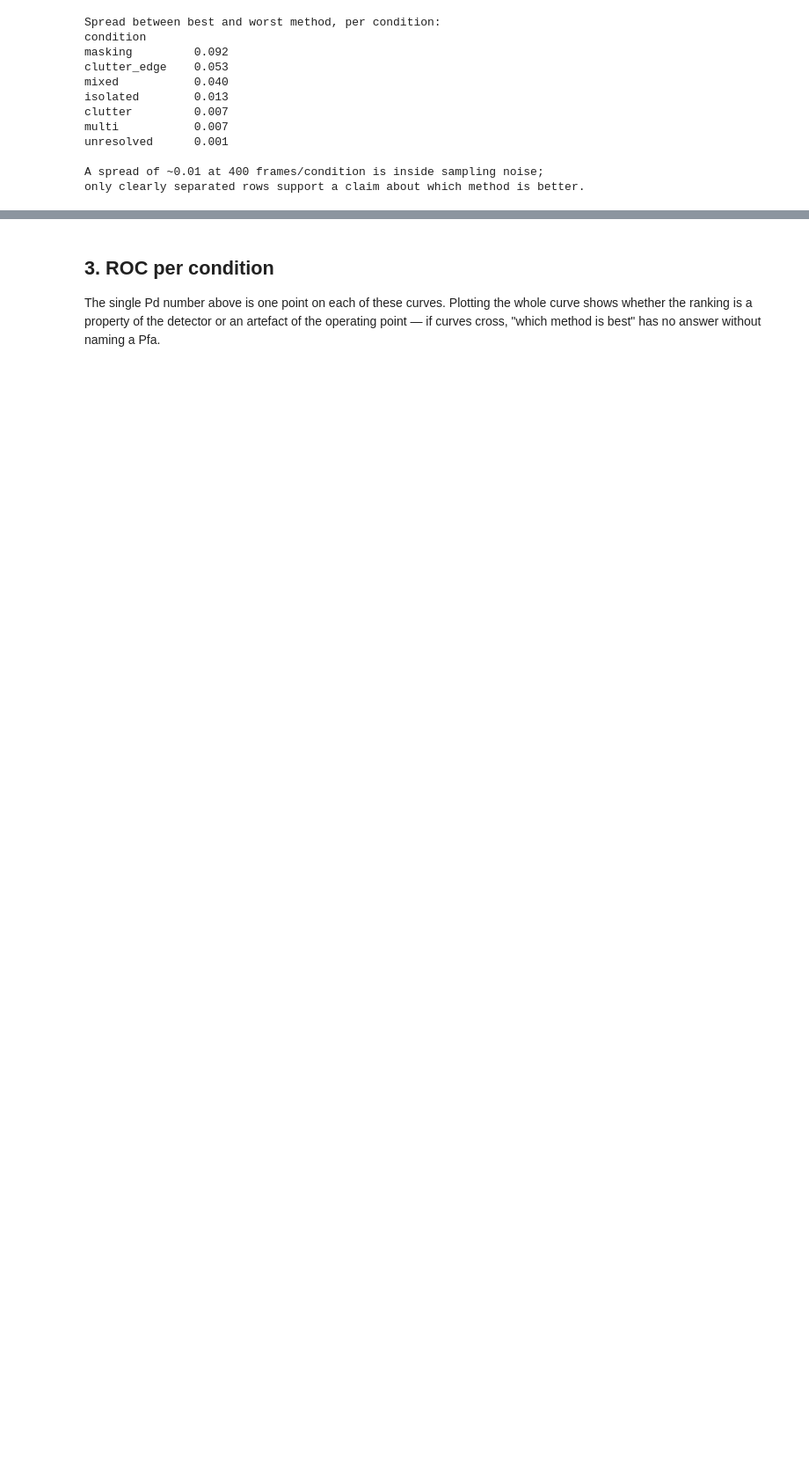
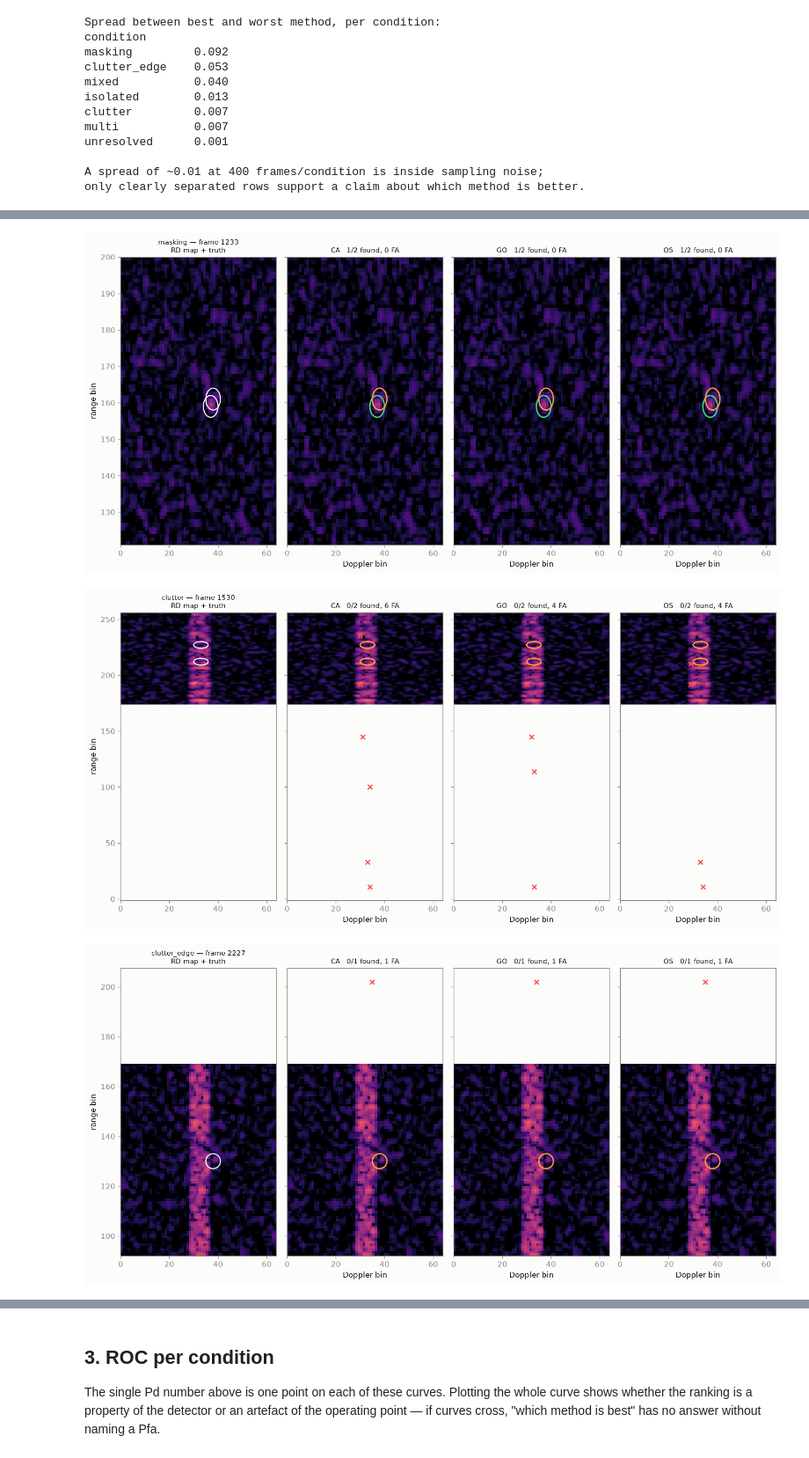
Before and after one commit to alijaafar232003/fmcw-radar-cfar-vs-dl, a Jupyter notebook: notebooks/cfar_baseline.ipynb, the cells around one changed output, grey strips where cells are left out. Shown at 88% size. Drawn from its saved outputs; the diff is of its cells as text; code cells hidden in the pictures; blank space fills up the shorter version.

```diff
--- a/notebooks/cfar_baseline.ipynb
+++ b/notebooks/cfar_baseline.ipynb
@@ -36,6 +36,11 @@ sys.path.insert(0, str(ROOT / "src"))
 from cfar.cfar import CfarConfig
 from eval import MatchConfig, aggregate, evaluate_frame, roc_curve
 from dl.stratified_eval import _at_measured_pfa
+from radar.config import RadarConfig
+from radar.simulator import make_axes
+
+_, _, RANGE_AXIS, vax = make_axes(RadarConfig())
+v0 = int(np.argmin(np.abs(vax)))          # the zero-Doppler bin: where the clutter ridge sits
 
 RES = ROOT / "results" / "cfar_test"
 METHODS = ["CA", "GO", "OS"]
@@ -165,0 +187,65 @@ only clearly separated rows support a claim about which method is better.
+# %%
+DATA = ROOT / "data" / "bench2_test" / "frames"
+THR = {(r.condition, r.method): r.threshold for _, r in summary.iterrows()}
+
+
+def pick_frame(cond, n_targets=None, snr=(10, 22)):
+    """Median-difficulty frame of a condition, chosen by rule rather than by eye."""
+    t = truths[truths.condition == cond]
+    g = t.groupby("frame").agg(n=("target", "size"), lo=("cell_snr_db", "min"),
+                               hi=("cell_snr_db", "max"))
+    if n_targets is not None:
+        g = g[g.n == n_targets]
+    sel = g[(g.lo >= snr[0]) & (g.hi <= snr[1])]
+    g = sel if len(sel) else g
+    return int(g.sort_values("lo").index[len(g) // 2])
+
+
+def show_frame(i, cond, pad=38):
+    mag = np.load(DATA / f"frame_{i:06d}" / "rd_map_mag.npy").astype(float)
+    dbm = 20 * np.log10(mag / np.median(mag) + 1e-12)
+    t = TRUTH_BY_FRAME[i]
+    tru = t[["range_bin", "velocity_bin"]].to_numpy(float)
+
+    r0 = max(0, int(tru[:, 0].min()) - pad)
+    r1 = min(SHAPE[0], int(tru[:, 0].max()) + pad + 1)
+
+    fig, axes = plt.subplots(1, 4, figsize=(13, 6.4), sharey=True)
+    for ax in axes:
+        ax.imshow(dbm[r0:r1], aspect="auto", origin="lower", cmap="magma",
+                  vmin=-3, vmax=45, extent=[0, SHAPE[1], r0, r1])
+        ax.grid(False)
+
+    axes[0].set_title(f"{cond} — frame {i}\nRD map + truth", fontsize=9)
+    for rb, vb in tru:
+        axes[0].add_patch(plt.Circle((vb, rb), 3.0, fill=False, color="white", lw=1.4))
+
+    for ax, m in zip(axes[1:], METHODS):
+        thr = THR[(cond, m)]
+        pk = PEAKS[m].get(i, np.zeros((0, 3)))
+        det = pk[pk[:, 2] >= thr][:, :2] if len(pk) else np.zeros((0, 2))
+        ev = evaluate_frame(det, tru, SHAPE, MatchConfig(1, 1), valid_mask=VALID)
+        hit = set(ev.matched_truth_idx)
+
+        for k, (rb, vb) in enumerate(tru):
+            c = "#3ddc84" if k in hit else "#ff9d3d"
+            ax.add_patch(plt.Circle((vb, rb), 3.0, fill=False, color=c, lw=1.8))
+
+        for d in det:
+            near = any(abs(d[0] - a) <= 1 and abs(d[1] - b) <= 1 for a, b in tru)
+            if not near:
+                ax.plot(d[1], d[0], "x", color="#ff4d4d", ms=6, mew=1.6)
+
+        ax.set_title(f"{m}   {ev.tp}/{len(tru)} found, {ev.fp} FA", fontsize=9)
+        ax.set_xlabel("Doppler bin")
+
+    axes[0].set_ylabel("range bin")
+    plt.tight_layout(); plt.show()
+
+
+for cond, n in [("masking", 2), ("clutter", None), ("clutter_edge", None), ("multi", None)]:
+    show_frame(pick_frame(cond, n), cond)
+# %% [output]
+[figure, added]
+[figure, added]
+[figure, added]
```
Also changed, not shown: parts of 8 cells of this notebook, 1 other file.
